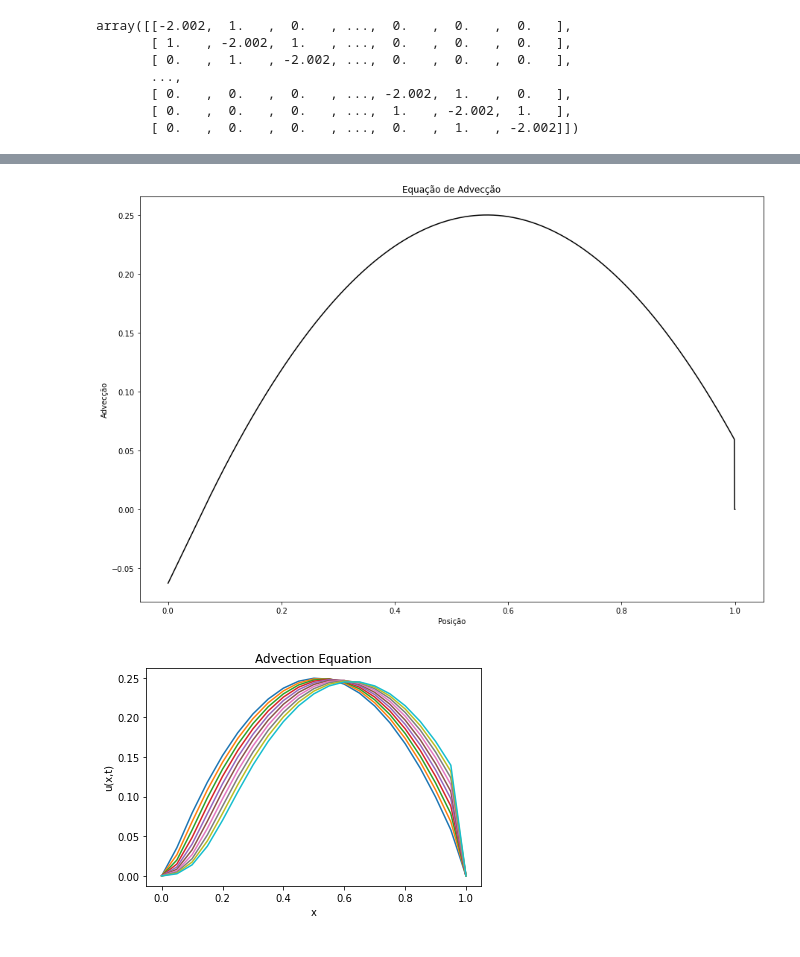
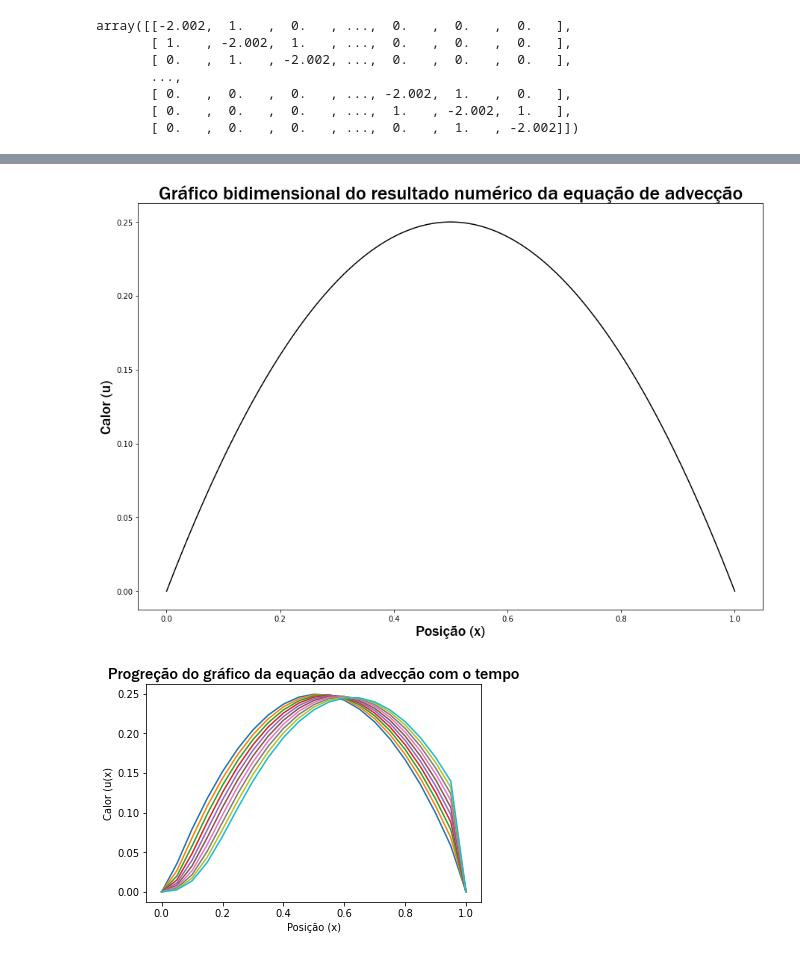
Before and after one commit to benetao/trabalho_analise_numerica, a Jupyter notebook: Metodo_das_Diferencas_Finitas.ipynb, the cells around one changed output, grey strips where cells are left out. Cells and saved outputs as stored; diff of their text form; code cells hidden in the pictures.

```diff
--- a/Metodo_das_Diferencas_Finitas.ipynb
+++ b/Metodo_das_Diferencas_Finitas.ipynb
@@ -221,17 +240,17 @@ plt.show()
 # %%
 fig = plt.figure(figsize = (15, 10))
 
-plt.plot(t, U[500], c = 'black')
-plt.xlabel('Posição')
-plt.ylabel('Advecção')
+plt.plot(t_a, U_a[0], c = 'black')
+plt.xlabel('Posição (x)', fontname='Franklin Gothic Medium', fontsize=20)
+plt.ylabel('Calor (u)', fontname='Franklin Gothic Medium', fontsize=20)
 
-plt.title('Equação de Advecção')
+plt.title('Gráfico bidimensional do resultado numérico da equação de advecção', fontname='Franklin Gothic Medium', fontsize=26)
 
 #plt.savefig('Eficácia da Rede Neural.png', dpi = 300)
-
+plt.savefig('grafico_2d_adveccao.png')
 plt.show()
 # %% [output]
-[figure, old version]
+[figure, new version]
 # %%
 import numpy as np
 import matplotlib.pyplot as plt
@@ -247,34 +266,35 @@ dx = (xmax - xmin) / N
 dt = 0.05
 # velocidade
 v = 1.0
 # constante c
 c = 0.25
 # vetor de tempo
 t = 0
 # calcular as posições dos nós
 x = np.arange(xmin, xmax + dx, dx)
 # calcular as condições iniciais
 u0 = x * (1 - x)
 # inicializar o vetor de solução aproximada
 u = u0.copy()
 unp1 = u.copy()
 
 # começar a marcha no tempo: faremos 10 iterações do FDS (de t = 0 até t = 0.5 s)
 for n in range(10):  # loop de tempo
     # calcular os novos valores de u
     # loop sobre o domínio espacial
     for i in range(1, N):
         unp1[i] = u[i] - c * (u[i] - u[i - 1])
     # atualizar o tempo
     t += dt
     # atualizar a solução aproximada u
     u = unp1.copy()
     # plotar os resultados
     plt.plot(x, u)
 
-plt.xlabel('x')
-plt.ylabel('u(x,t)')
-plt.title('Advection Equation')
+plt.xlabel('Posição (x)')
+plt.ylabel('Calor (u(x)')
+plt.title('Progreção do gráfico da equação da advecção com o tempo', fontname='Franklin Gothic Medium', fontsize=16)
+plt.savefig('grafico_2d_adveccao_2.png')
 plt.show()
 # %% [output]
-[figure, old version]
+[figure, new version]
```
Also changed, not shown: parts of 5 cells of this notebook, 5 other files.
